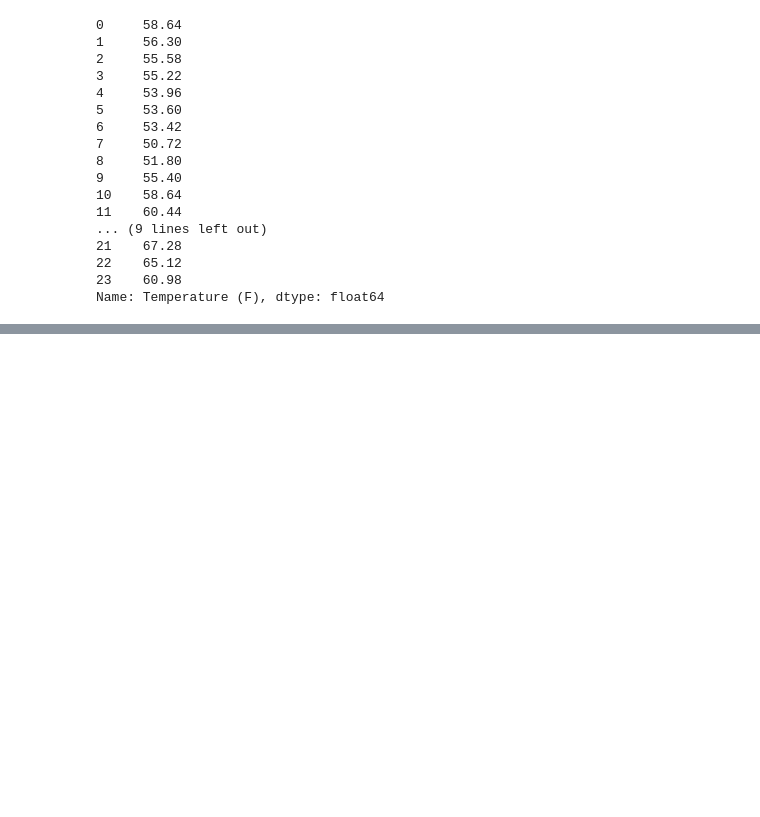
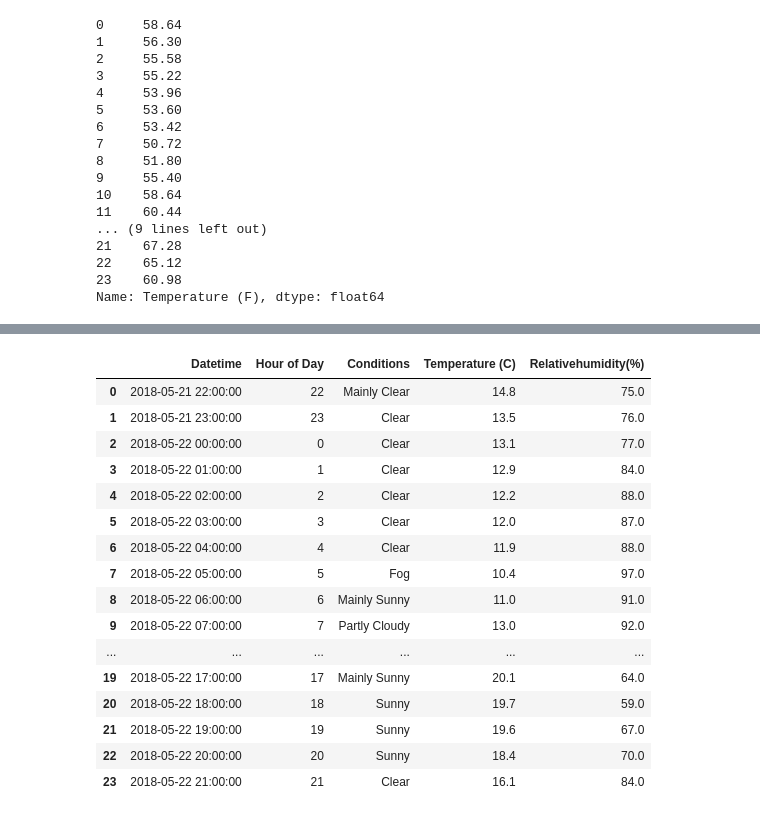
Before and after one commit to jenfly/pydata-intro-workshop, a Jupyter notebook: Slides.ipynb, the cells around one changed output, grey strips where cells are left out. Drawn from its saved outputs; the diff is of its cells as text; code cells hidden in the pictures; blank space fills up the shorter version.

```diff
--- a/Slides.ipynb
+++ b/Slides.ipynb
@@ -327,3 +369,23 @@ Name: Temperature (F), dtype: float64
+# %%
+weather
+# %% [output]
+|  | Datetime | Hour of Day | Conditions | Temperature (C) | Relativehumidity(%) |
+| 0 | 2018-05-21 22:00:00 | 22 | Mainly Clear | 14.8 | 75.0 |
+| 1 | 2018-05-21 23:00:00 | 23 | Clear | 13.5 | 76.0 |
+| 2 | 2018-05-22 00:00:00 | 0 | Clear | 13.1 | 77.0 |
+| 3 | 2018-05-22 01:00:00 | 1 | Clear | 12.9 | 84.0 |
+| 4 | 2018-05-22 02:00:00 | 2 | Clear | 12.2 | 88.0 |
+| 5 | 2018-05-22 03:00:00 | 3 | Clear | 12.0 | 87.0 |
+| 6 | 2018-05-22 04:00:00 | 4 | Clear | 11.9 | 88.0 |
+| 7 | 2018-05-22 05:00:00 | 5 | Fog | 10.4 | 97.0 |
+| 8 | 2018-05-22 06:00:00 | 6 | Mainly Sunny | 11.0 | 91.0 |
+| 9 | 2018-05-22 07:00:00 | 7 | Partly Cloudy | 13.0 | 92.0 |
+| ... | ... | ... | ... | ... | ... |
+| 19 | 2018-05-22 17:00:00 | 17 | Mainly Sunny | 20.1 | 64.0 |
+| 20 | 2018-05-22 18:00:00 | 18 | Sunny | 19.7 | 59.0 |
+| 21 | 2018-05-22 19:00:00 | 19 | Sunny | 19.6 | 67.0 |
+| 22 | 2018-05-22 20:00:00 | 20 | Sunny | 18.4 | 70.0 |
+| 23 | 2018-05-22 21:00:00 | 21 | Clear | 16.1 | 84.0 |
 # %%
 weather2 = weather
 # %%
```
Also changed, not shown: parts of 13 cells of this notebook.
